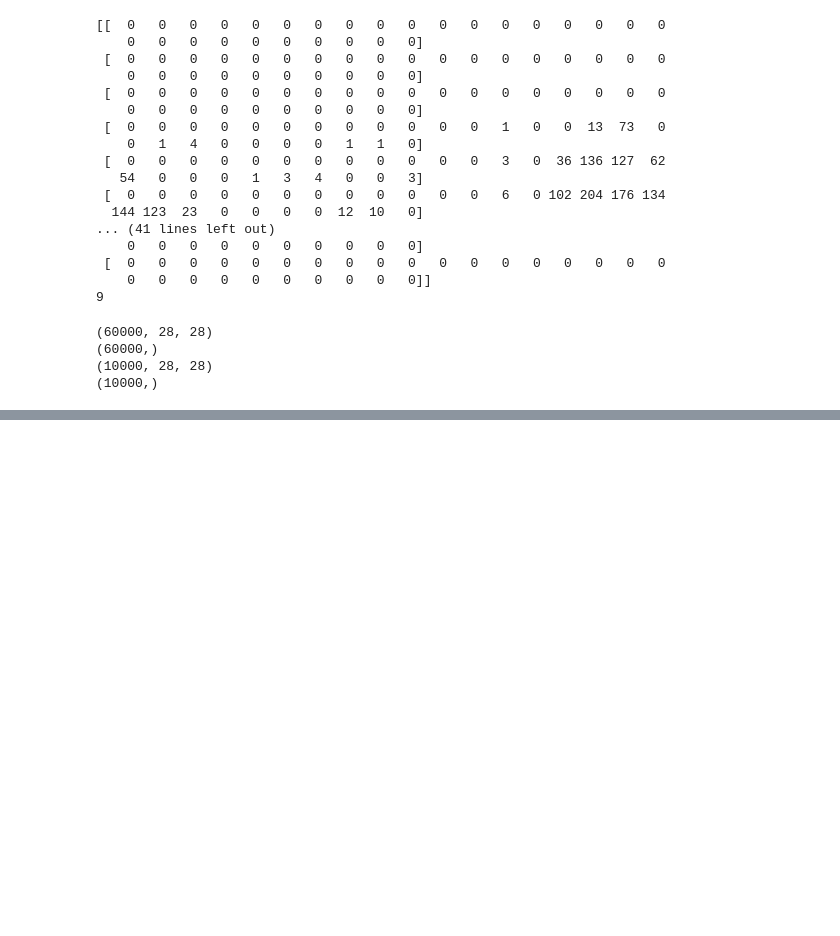
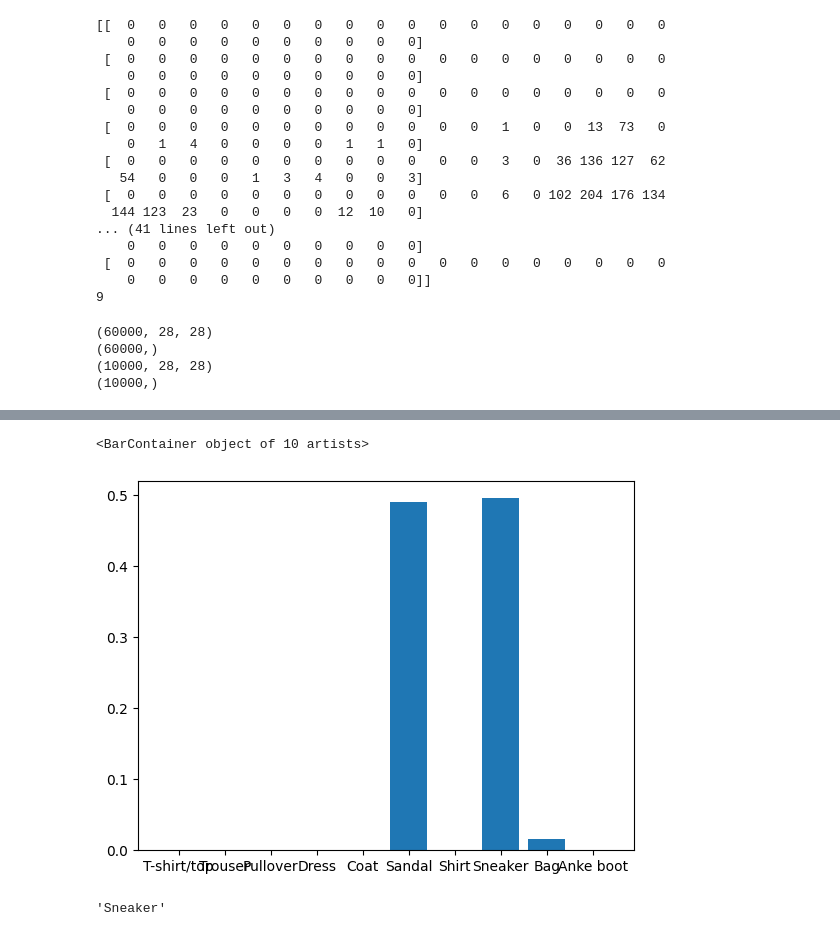
Before and after one commit to chlwnsxo00/fashion_mnist_dnn, a Jupyter notebook: Untitled0.ipynb, the cells around one changed output, grey strips where cells are left out. Drawn from its saved outputs; the diff is of its cells as text; code cells hidden in the pictures; blank space fills up the shorter version.

```diff
--- a/Untitled0.ipynb
+++ b/Untitled0.ipynb
@@ -43,8 +61,10 @@ print(test_labels.shape)
 train_images, test_images = train_images / 255.0, test_images / 255.0
 # %%
 # 3. 모델 구성
-model = tf.keras.models.Sequential([
-    tf.keras.layers.Flatten(input_shape=(28, 28)),
-    tf.keras.layers.Dense(512, activation='relu'),
-    tf.keras.layers.Dense(10, activation='softmax')
+model = keras.Sequential([
+                          layers.Flatten(input_shape=(28,28)),
+                          layers.Dense(256,activation='relu'),
+                          layers.Dense(128,activation='relu'),
+                          layers.Dense(64,activation='relu'),
+                          layers.Dense(10,activation='softmax') #확률중에 가장 높은애를 골라야 하니까
 ])
@@ -53,6 +95,3 @@ model = tf.keras.models.Sequential([
 model.compile(optimizer='adam',
               loss='sparse_categorical_crossentropy',
               metrics=['accuracy'])
-# %%
-# 5. 모델 훈련
-model.fit(train_images, train_labels, epochs=5)
@@ -70,0 +98,7 @@ Epoch 5/5
+# %%
+# 5. 모델 훈련
+## ES
+early_stop = keras.callbacks.EarlyStopping(monitor='val_loss', patience=10)
+# %%
+model.fit(train_images,train_labels, epochs=1000, validation_split=0.2, batch_size = 64,
+                    callbacks = [early_stop])
@@ -87,0 +184,6 @@ print(np.argmax(predictions[0]))
+# %%
+pred = model.predict(test_images)
+plt.bar(class_names, pred[12])
+
+# 스니커즈를 백으로 예측
+# %% [output]
@@ -87,0 +191,6 @@ print(np.argmax(predictions[0]))
+<BarContainer object of 10 artists>
+[figure, added]
+# %%
+class_names[test_labels[12]]
+# %% [output]
+'Sneaker'
```
Also changed, not shown: parts of 16 cells of this notebook.
